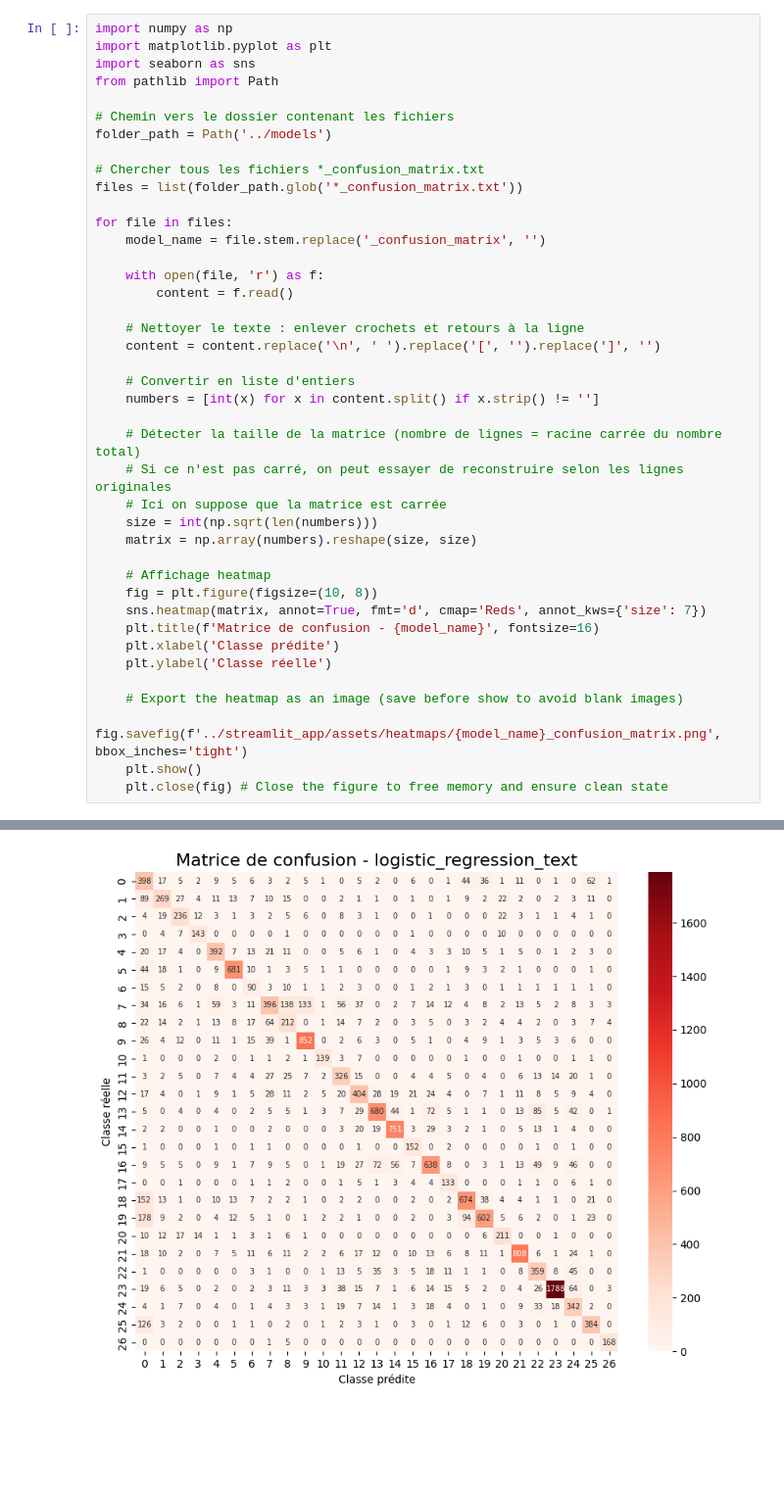
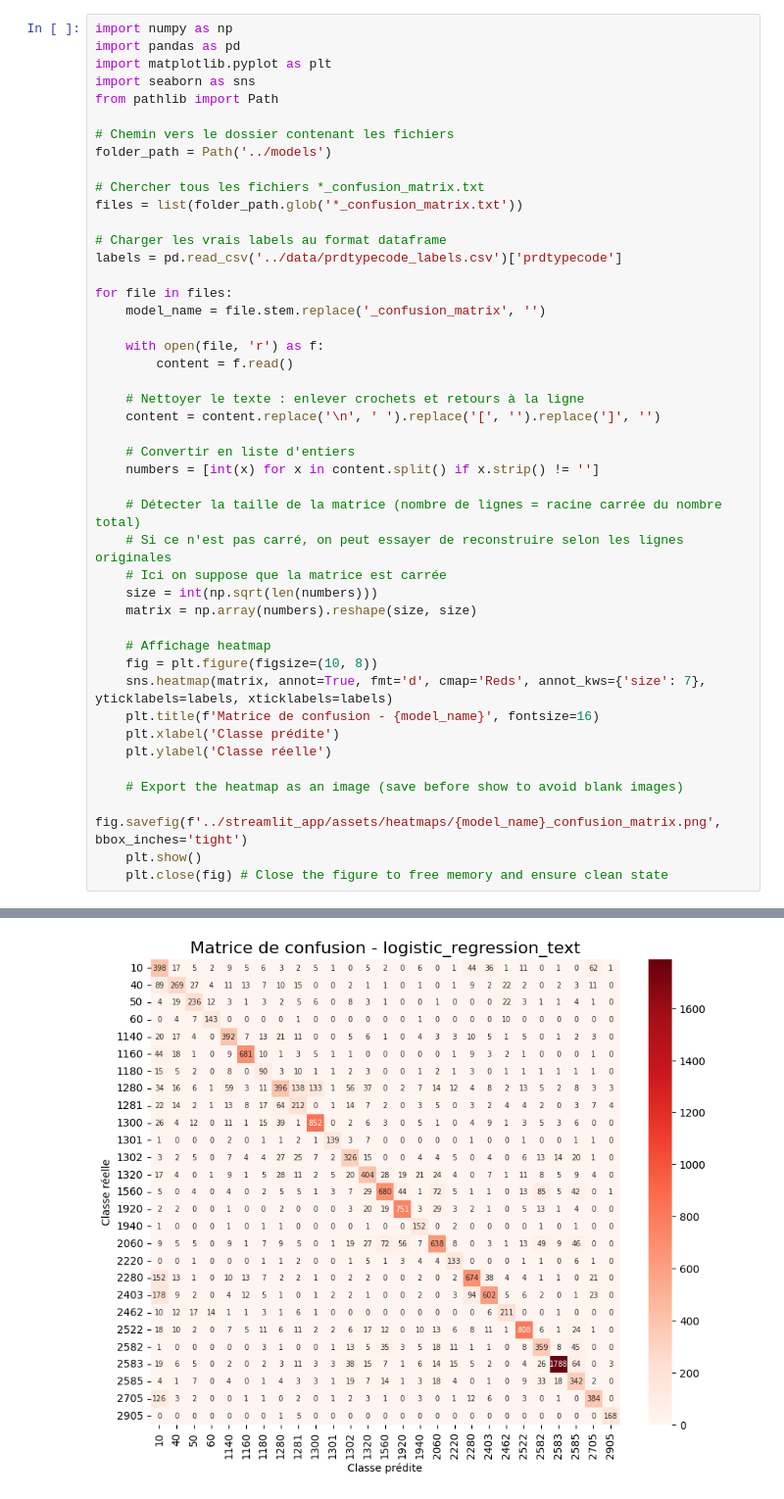
Before and after one commit to cramarokoto/datascientest-project-rakuten-product-classification, a Jupyter notebook: notebooks/performance.ipynb, the cells around one changed output, grey strips where cells are left out. Shown at 98% size. Drawn from its saved outputs; the diff is of its cells as text; blank space fills up the shorter version.

Commit message:
MAJ des images de heatmap

```diff
--- a/notebooks/performance.ipynb
+++ b/notebooks/performance.ipynb
@@ -1,5 +1,6 @@
 # %%
 import numpy as np
+import pandas as pd
 import matplotlib.pyplot as plt
 import seaborn as sns
 from pathlib import Path
@@ -9,6 +10,9 @@ folder_path = Path('../models')
 
 # Chercher tous les fichiers *_confusion_matrix.txt
 files = list(folder_path.glob('*_confusion_matrix.txt'))
+
+# Charger les vrais labels au format dataframe
+labels = pd.read_csv('../data/prdtypecode_labels.csv')['prdtypecode']
 
 for file in files:
     model_name = file.stem.replace('_confusion_matrix', '')
@@ -30,7 +34,7 @@ for file in files:
 
     # Affichage heatmap
     fig = plt.figure(figsize=(10, 8))
-    sns.heatmap(matrix, annot=True, fmt='d', cmap='Reds', annot_kws={'size': 7})
+    sns.heatmap(matrix, annot=True, fmt='d', cmap='Reds', annot_kws={'size': 7}, yticklabels=labels, xticklabels=labels)
     plt.title(f'Matrice de confusion - {model_name}', fontsize=16)
     plt.xlabel('Classe prédite')
     plt.ylabel('Classe réelle')
@@ -44 +48 @@ for file in files:
-[figure, old version]
+[figure, new version]
```
Also changed, not shown: parts of 1 cell of this notebook, 8 other files.
